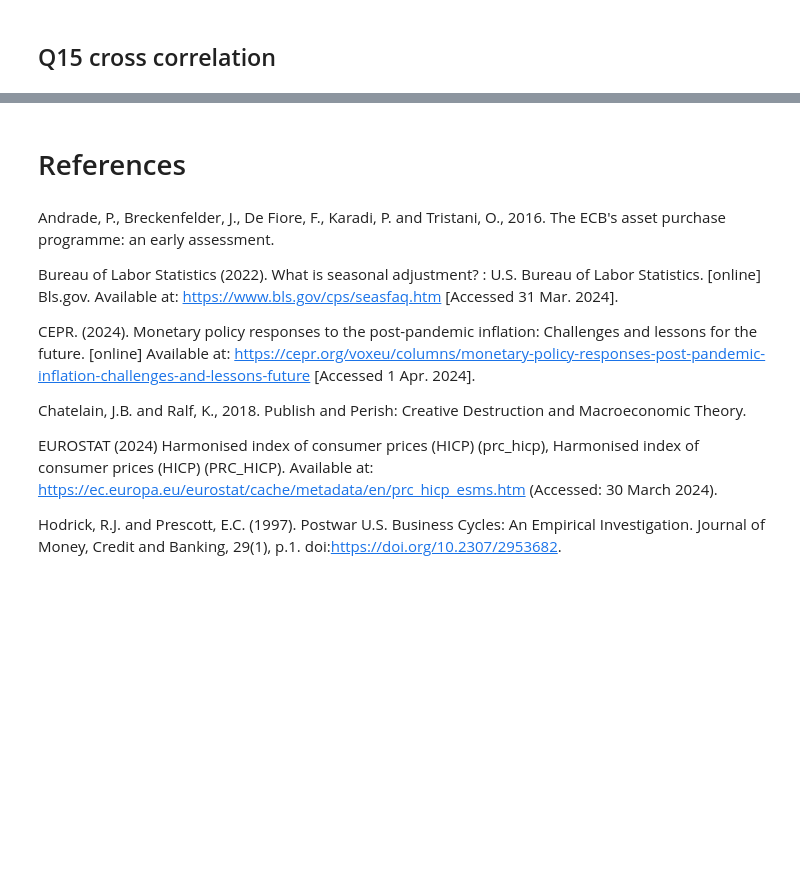
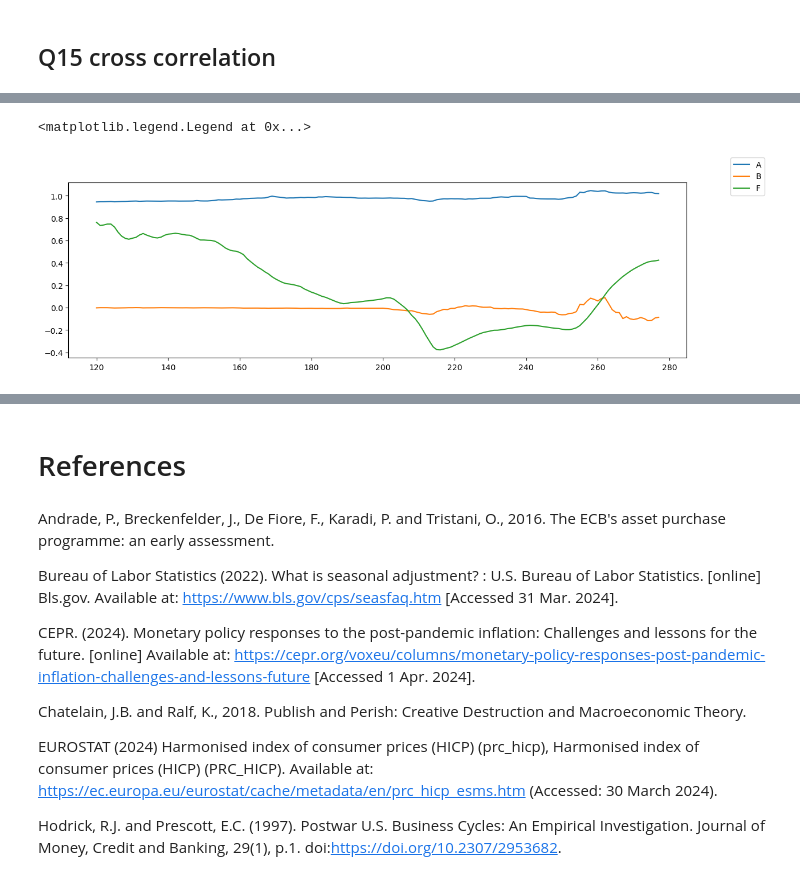
Before and after one commit to joelt101/Taylor-Rule-Project-Macro, a Jupyter notebook: macro2.ipynb, the cells around one changed output, grey strips where cells are left out. Drawn from its saved outputs; the diff is of its cells as text; code cells hidden in the pictures; blank space fills up the shorter version.

```diff
--- a/macro2.ipynb
+++ b/macro2.ipynb
@@ -1244,10 +1300,0 @@ df_coefs['sigma_i'] = np.sqrt(df_coefs.sigma_i)
-# %%
-fig, ax = plt.subplots(1,1)
-plt.fill_between(df_uroot.index, 0, 1, where=df_uroot.values[:, 1], alpha=.2, transform=ax.get_xaxis_transform(), label='ir uroot')
-plt.fill_between(df_uroot.index, 0, 1, where=df_uroot.values[:, 0], alpha=.2, transform=ax.get_xaxis_transform(), label='pi uroot')
-for col in ['A', 'B', 'F']:
-    ax.plot(df_coefs[col], label=col)
-ax2 = ax.twinx()
-for col in ['rho_pi', 'rho_i']:
-    ax2.plot(df_coefs[col], label=col, linestyle='dashed')
-fig.legend()
@@ -1281,10 +1300,0 @@ sub = df[['pi_Y', 'ir']].copy().dropna()
-# %%
-window = 12*5
-
-dict_coefs, dict_unit_root = {}, {}
-for eow in [*range(window, len(sub),1)][:15]:
-    dict_coefs[eow] = {}
-    dict_unit_root[eow] = {}
-
-    s = sub.iloc[eow-window : eow]
-    dict_coefs[eow] = { 'corr': np.correlate(s['ir'], s['pi_Y'])[0], 'std err': s['ir'].std() / s['pi_Y'].std() }
@@ -1349,5 +1300,0 @@ dict_sp_lambdas = {k: sp.lambdify(list(v.free_symbols), v) for k, v in dict_sp_m
-# %%
-for k, v in dict_sp_matrices.items():
-    print(k,)
-    display(v)
-    print('\n')
@@ -1622,0 +1319,16 @@ plot_KF_states(idata, kf_test, arr, filtered='filtered')
+# %%
+df_coefs = pd.DataFrame({k: v['ols_pi'] for k, v in dict_coefs.items()}).T.rename(columns={'pi_Y_resid': 'A', 'ir': 'B',}) # 'ar.L1': 'F'})
+df_coefs = df_coefs.join(pd.DataFrame({k: v['ols_i'] for k, v in dict_coefs.items()}).T.rename(columns={'pi_Y_resid': 'F'}))
+df_coefs = df_coefs.join(pd.DataFrame({k: v['ar_pi_params'] for k, v in dict_coefs.items()},).T.rename(columns={'ar.L1': 'rho_pi', 'sigma2': 'sigma_pi'}))
+df_coefs = df_coefs.join(pd.DataFrame({k: v['ar_i_params'] for k, v in dict_coefs.items()},).T[['ar.L1', 'sigma2']].rename(columns={'ar.L1': 'rho_i', 'sigma2': 'sigma_i'}))
+df_coefs = df_coefs.rename(columns={'pi_Y': 'A', 'ir': 'B', 'ar.L1': 'F'})
+df_coefs['sigma_pi'] = np.sqrt(df_coefs.sigma_pi)
+df_coefs['sigma_i'] = np.sqrt(df_coefs.sigma_i)
+# %%
+fig, ax = plt.subplots(figsize=(14,4))
+for col in ['A', 'B', 'F']:
+    ax.plot(df_coefs[col], label=col)
+fig.legend()
+# %% [output]
+<matplotlib.legend.Legend at 0x...>
+[figure, added]
```
Also changed, not shown: parts of 84 cells of this notebook.
